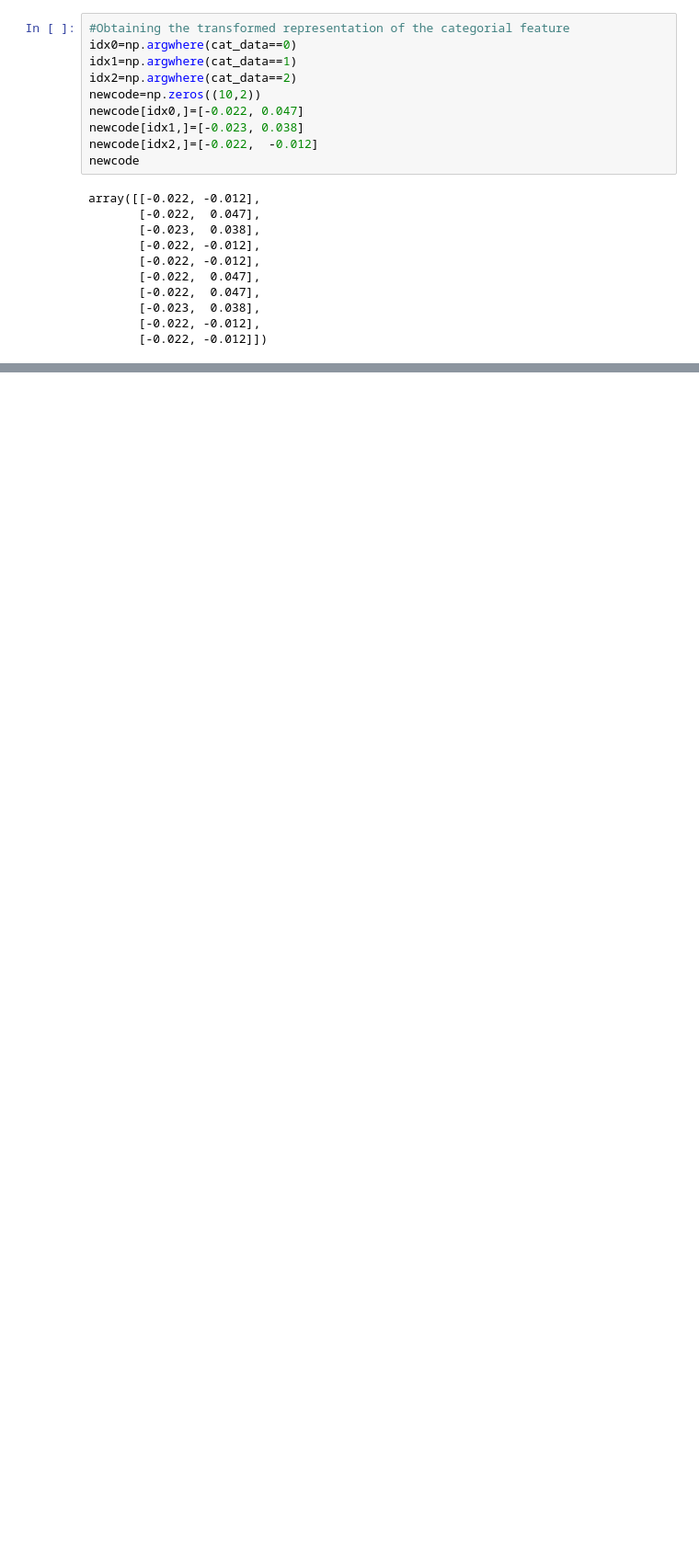
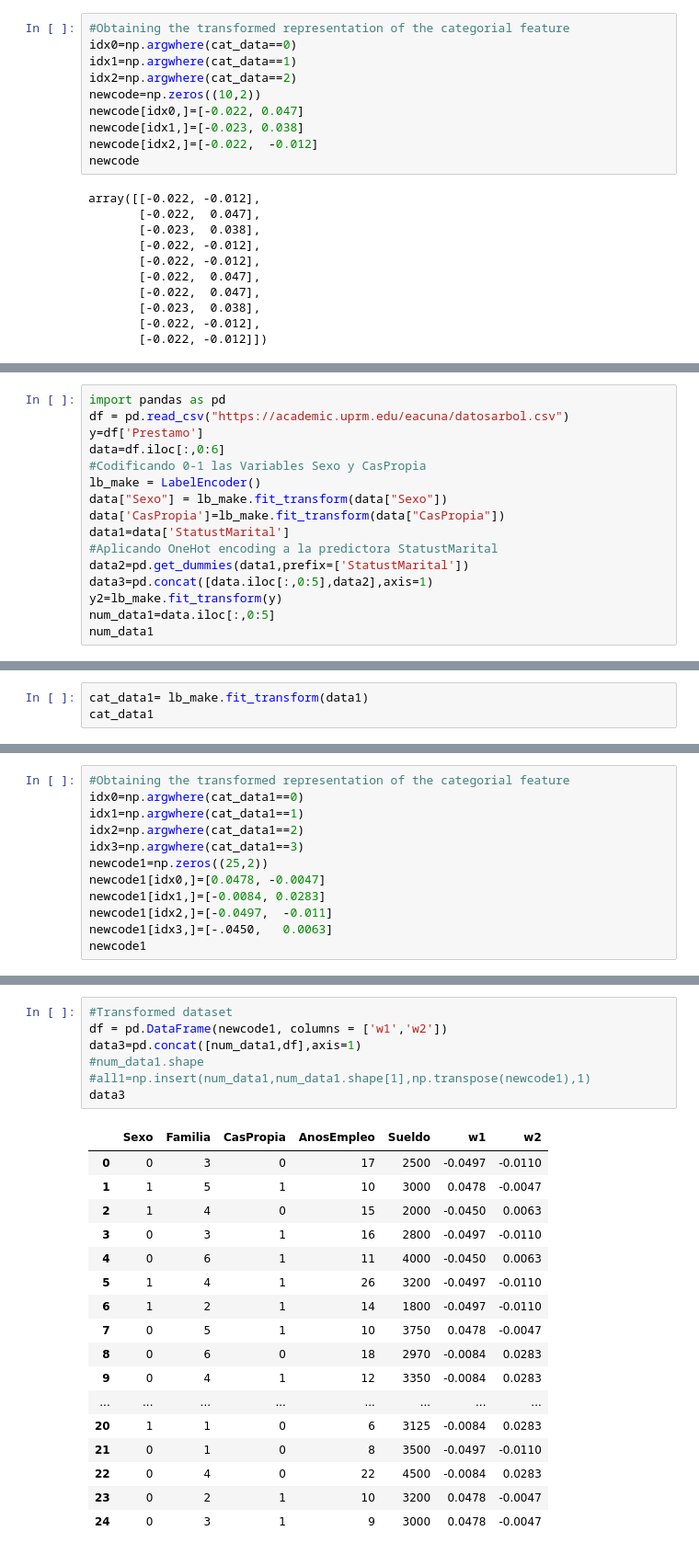
Before and after one commit to eacunafer/Data-Mining-Machine-Learning-subgraduado-, a Jupyter notebook: notebooks/Embedded encoding.ipynb, the cells around one changed output, grey strips where cells are left out. Shown at 92% size. Drawn from its saved outputs; the diff is of its cells as text; blank space fills up the shorter version.

```diff
--- a/notebooks/Embedded encoding.ipynb
+++ b/notebooks/Embedded encoding.ipynb
@@ -165,0 +167,16 @@ array([[ 0.21572427,  0.94465752, -0.022     , -0.012     ],
+# %%
+import pandas as pd
+df = pd.read_csv("https://academic.uprm.edu/eacuna/datosarbol.csv")
+y=df['Prestamo']
+data=df.iloc[:,0:6]
+#Codificando 0-1 las Variables Sexo y CasPropia
+lb_make = LabelEncoder()
+data["Sexo"] = lb_make.fit_transform(data["Sexo"])
+data['CasPropia']=lb_make.fit_transform(data["CasPropia"])
+data1=data['StatustMarital']
+#Aplicando OneHot encoding a la predictora StatustMarital
+data2=pd.get_dummies(data1,prefix=['StatustMarital'])
+data3=pd.concat([data.iloc[:,0:5],data2],axis=1)
+y2=lb_make.fit_transform(y)
+num_data1=data.iloc[:,0:5]
+num_data1
@@ -165,0 +201,3 @@ array([[ 0.21572427,  0.94465752, -0.022     , -0.012     ],
+# %%
+cat_data1= lb_make.fit_transform(data1)
+cat_data1
@@ -165,0 +286,12 @@ array([[ 0.21572427,  0.94465752, -0.022     , -0.012     ],
+# %%
+#Obtaining the transformed representation of the categorial feature
+idx0=np.argwhere(cat_data1==0)
+idx1=np.argwhere(cat_data1==1)
+idx2=np.argwhere(cat_data1==2)
+idx3=np.argwhere(cat_data1==3)
+newcode1=np.zeros((25,2))
+newcode1[idx0,]=[0.0478, -0.0047]
+newcode1[idx1,]=[-0.0084, 0.0283]
+newcode1[idx2,]=[-0.0497,  -0.011]
+newcode1[idx3,]=[-.0450,   0.0063]
+newcode1
@@ -165,0 +316,25 @@ array([[ 0.21572427,  0.94465752, -0.022     , -0.012     ],
+# %%
+#Transformed dataset
+df = pd.DataFrame(newcode1, columns = ['w1','w2'])
+data3=pd.concat([num_data1,df],axis=1)
+#num_data1.shape
+#all1=np.insert(num_data1,num_data1.shape[1],np.transpose(newcode1),1)
+data3
+# %% [output]
+|  | Sexo | Familia | CasPropia | AnosEmpleo | Sueldo | w1 | w2 |
+| 0 | 0 | 3 | 0 | 17 | 2500 | -0.0497 | -0.0110 |
+| 1 | 1 | 5 | 1 | 10 | 3000 | 0.0478 | -0.0047 |
+| 2 | 1 | 4 | 0 | 15 | 2000 | -0.0450 | 0.0063 |
+| 3 | 0 | 3 | 1 | 16 | 2800 | -0.0497 | -0.0110 |
+| 4 | 0 | 6 | 1 | 11 | 4000 | -0.0450 | 0.0063 |
+| 5 | 1 | 4 | 1 | 26 | 3200 | -0.0497 | -0.0110 |
+| 6 | 1 | 2 | 1 | 14 | 1800 | -0.0497 | -0.0110 |
+| 7 | 0 | 5 | 1 | 10 | 3750 | 0.0478 | -0.0047 |
+| 8 | 0 | 6 | 0 | 18 | 2970 | -0.0084 | 0.0283 |
+| 9 | 0 | 4 | 1 | 12 | 3350 | -0.0084 | 0.0283 |
+| ... | ... | ... | ... | ... | ... | ... | ... |
+| 20 | 1 | 1 | 0 | 6 | 3125 | -0.0084 | 0.0283 |
+| 21 | 0 | 1 | 0 | 8 | 3500 | -0.0497 | -0.0110 |
+| 22 | 0 | 4 | 0 | 22 | 4500 | -0.0084 | 0.0283 |
+| 23 | 0 | 2 | 1 | 10 | 3200 | 0.0478 | -0.0047 |
+| 24 | 0 | 3 | 1 | 9 | 3000 | 0.0478 | -0.0047 |
```
Also changed, not shown: parts of 17 cells of this notebook.
